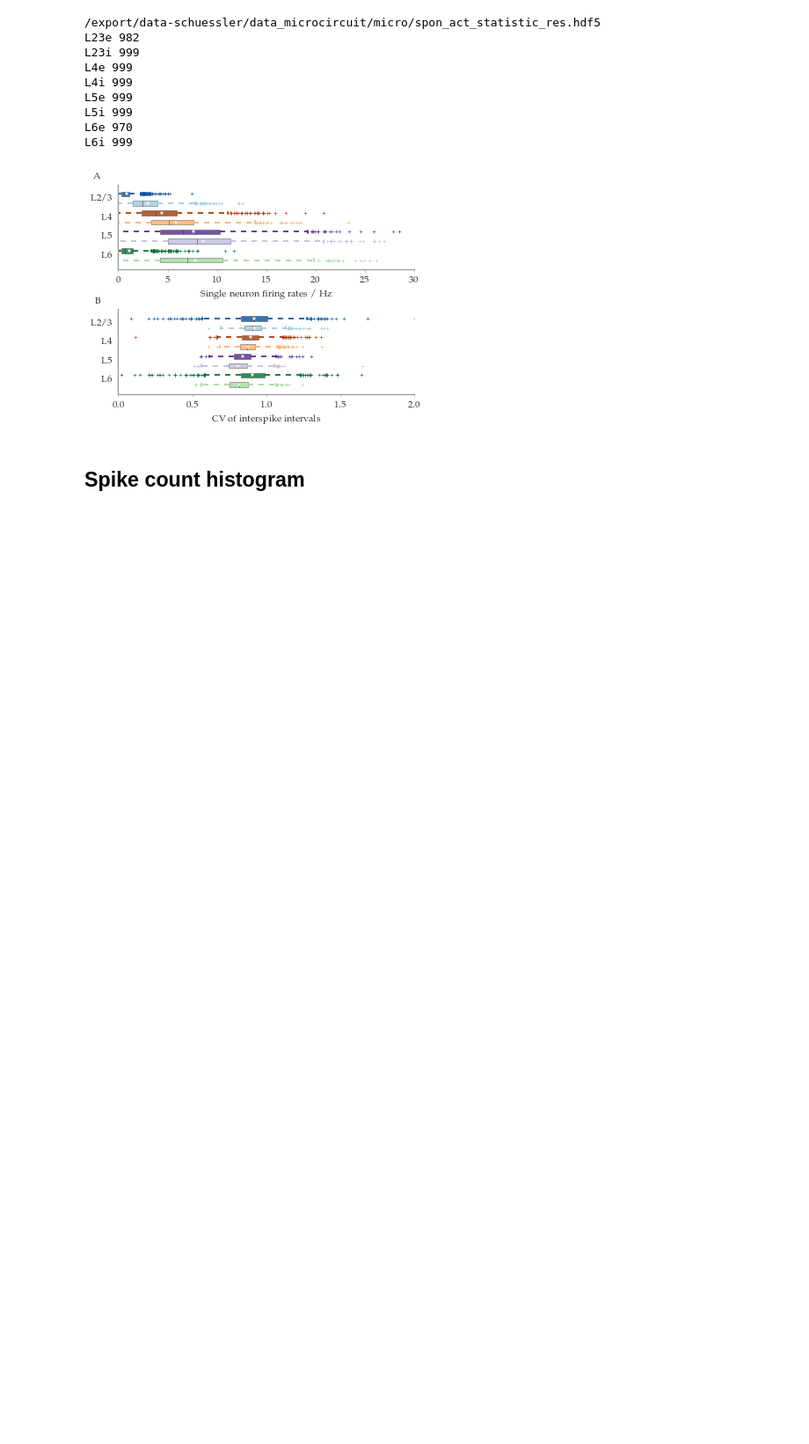
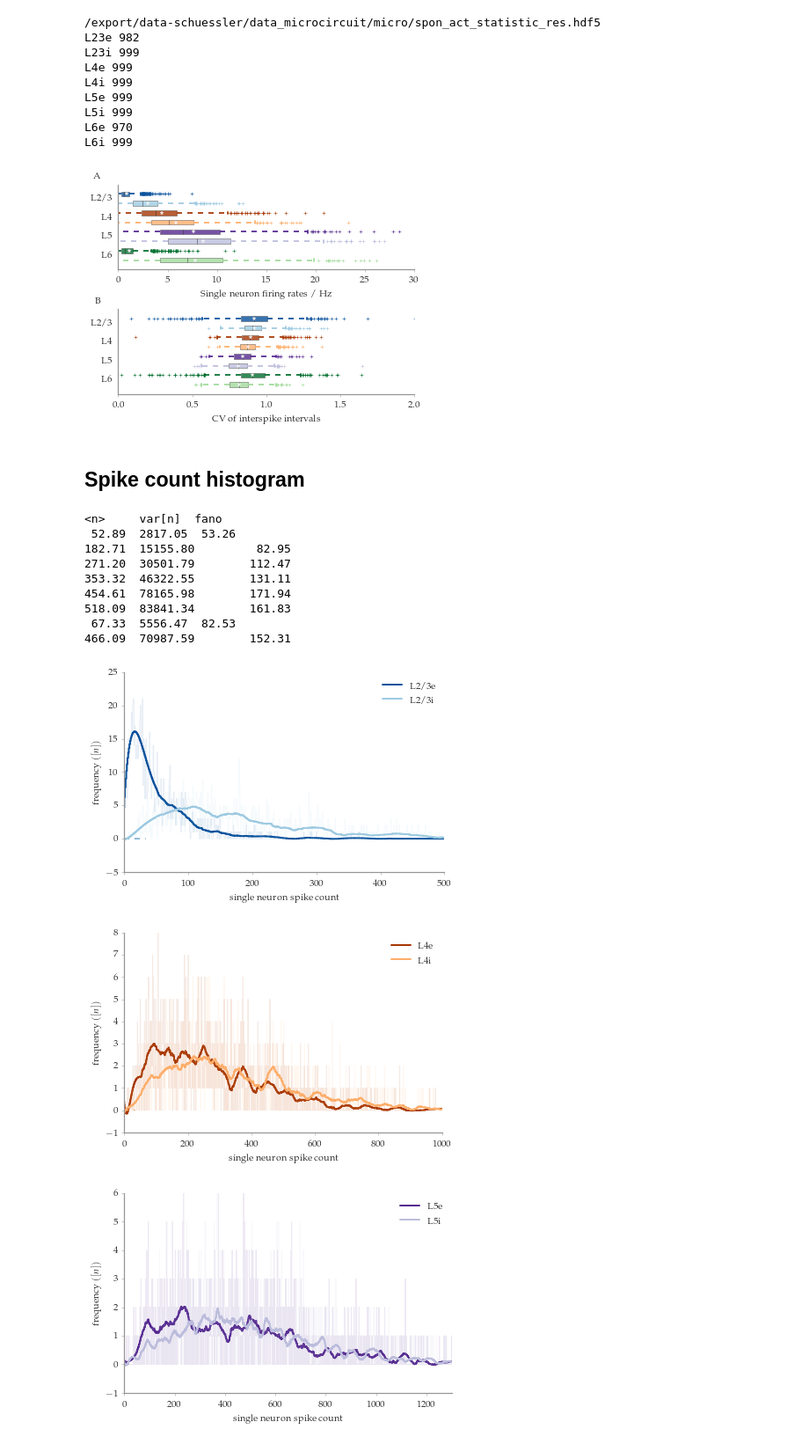
Before and after one commit to frschu/microcircuit, a Jupyter notebook: analysis/spike_count_statistics.ipynb, the cells around one changed output. Shown at 88% size. Cells and saved outputs as stored; diff of their text form; code cells hidden in the pictures; blank space fills up the shorter version.

```diff
--- a/analysis/spike_count_statistics.ipynb
+++ b/analysis/spike_count_statistics.ipynb
@@ -497,6 +480,17 @@ L6i 999
 # %% [markdown]
 ## Spike count histogram
 # %%
+data_path = "/export/data-schuessler/data_microcircuit/micro"
+sim_spec = "spon_act_statistic_sli"
+data_file_name  = sim_spec + ".hdf5"
+path_data_file = os.path.join(data_path, data_file_name)
+res_file_name  = sim_spec + "_res.hdf5"
+path_res_file = os.path.join(data_path, res_file_name)
+
+(area, t_sim, t_trans, t_measure, dt,
+        populations, layers, types,
+        n_populations, n_layers, n_types) = hf.basic_data(path_res_file)
+
 with h5py.File(path_res_file, "r") as res_file:
     res_grp = res_file["0"]
     rates_mean  = res_grp["rates_mean"][:]
@@ -530,6 +524,10 @@ def gauss(n, rate, T=t_measure):
     mu = rate * T
     sigma = np.sqrt(mu)
     return 1. / (np.sqrt(2 * np.pi) * sigma) * np.exp(- (n - mu)**2 / (2 * sigma**2))
+
+from scipy.signal import savgol_filter as sav
+
+xupper = [500, 1000, 1300, 1000]
 
 print("<n>\tvar[n]\tfano")
 for l, layer in enumerate(layers):
@@ -539,34 +537,52 @@ for l, layer in enumerate(layers):
     x_max = 0
     for i, population in enumerate(populations):
         if population.startswith(layer):
             # shift bins by one such that the 0th one is shown
             hist_n_spikes_with_zero = np.zeros(hist_n_spikes[i].shape)
             hist_n_spikes_with_zero[1:] = hist_n_spikes[i][:-1]
             hist_n_spikes_with_zero[0] = hist_n_spikes_with_zero[1] # duplicate the 1st bin
 
             ax.plot(bins, hist_n_spikes[i], # / np.sum(hist_n_spikes[i]),
-                     linewidth=3., color=colors[i], drawstyle="steps", label=hf.rlbl(population))
+                     linewidth=1., color=colors[i], drawstyle="steps", alpha=0.1)
+
+            # Filter hist:
+            filter_hist = sav(hist_n_spikes[i], 101, 5, deriv=0, delta=1.0, axis=-1, mode='interp', cval=0.0)
+            ax.plot(bins, filter_hist, # / np.sum(hist_n_spikes[i]),
+                     linewidth=2., color=colors[i], drawstyle="steps", label=hf.rlbl(population))
 
 
             rate = rates_mean[i]
             mean = rate * t_measure
             var = np.dot(hist_n_spikes[i], bins ** 2) / np.sum(hist_n_spikes[i]) - mean**2
             fano_factor = var / mean
             print("{0:6.2f}\t{1:6.2f}\t{2:6.2f}".format(mean, var, fano_factor))
 
             # Plot expectations for poisson processes
-            #ax.plot(bins / t_measure, gauss(bins, rate), "--",
-            #         linewidth=3., color=colors[i], alpha=0.99)
+            ax.plot(bins / t_measure, gauss(bins, rate), "--",
+                     linewidth=1., color=colors[i], alpha=0.99)
 
 
     #ax.set_ylabel('density $([n])$')
     ax.set_ylabel('frequency $([n])$')
     #ax.set_xlabel('single neuron firing rates $r_i$ / Hz')
     ax.set_xlabel('single neuron spike count')
-    ax.set_xlim(0, 50)# 1000 / t_measure)
+    ax.set_xlim(0, xupper[l])# 1000 / t_measure)
     ax.legend(loc="best")
     style.fixticks(ax)
 
     fig_name = "spike_count_histo"
     if save_fig:
         hf.saving_fig(fig, figure_path, fig_name, verbose=False)
+# %% [output]
+<n>     var[n]  fano
+ 52.89  2817.05  53.26
+182.71  15155.80         82.95
+271.20  30501.79        112.47
+353.32  46322.55        131.11
+454.61  78165.98        171.94
+518.09  83841.34        161.83
+ 67.33  5556.47  82.53
+466.09  70987.59        152.31
+[figure, added]
+[figure, added]
+[figure, added]
```
Also changed, not shown: parts of 4 cells of this notebook, 13 other files.
